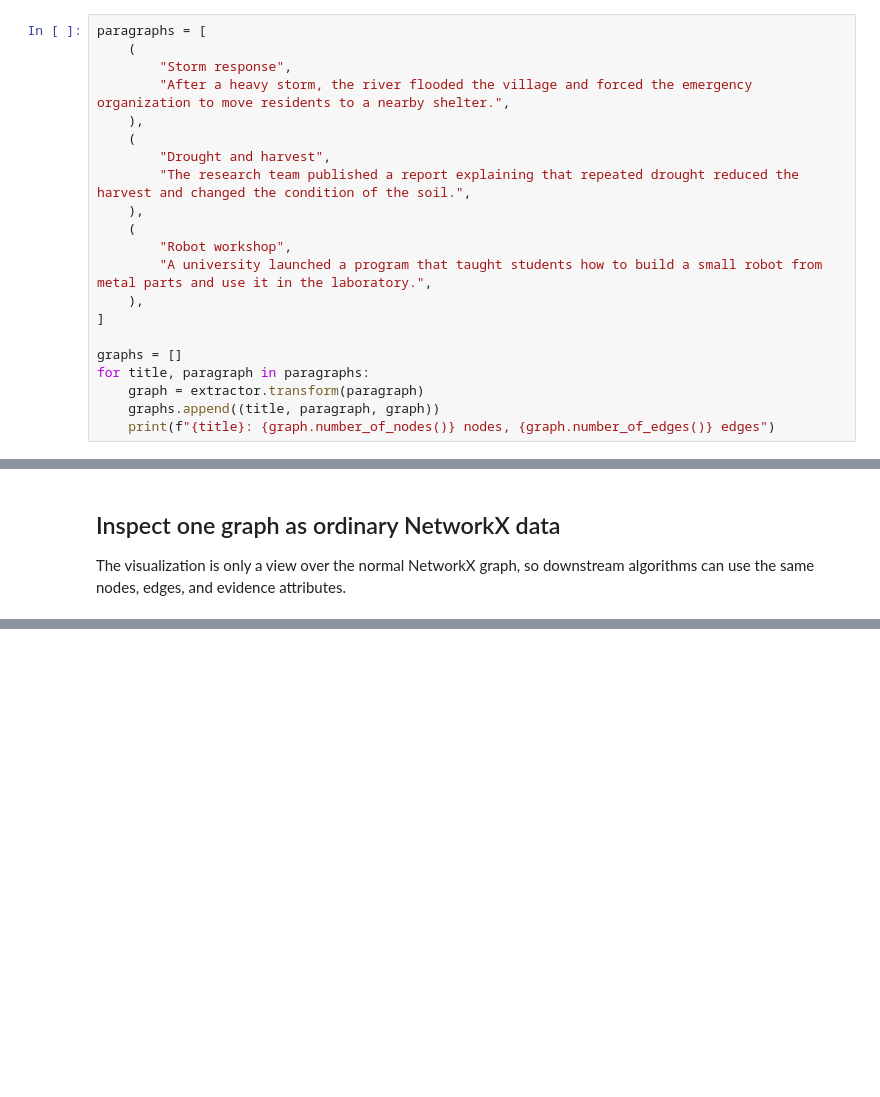
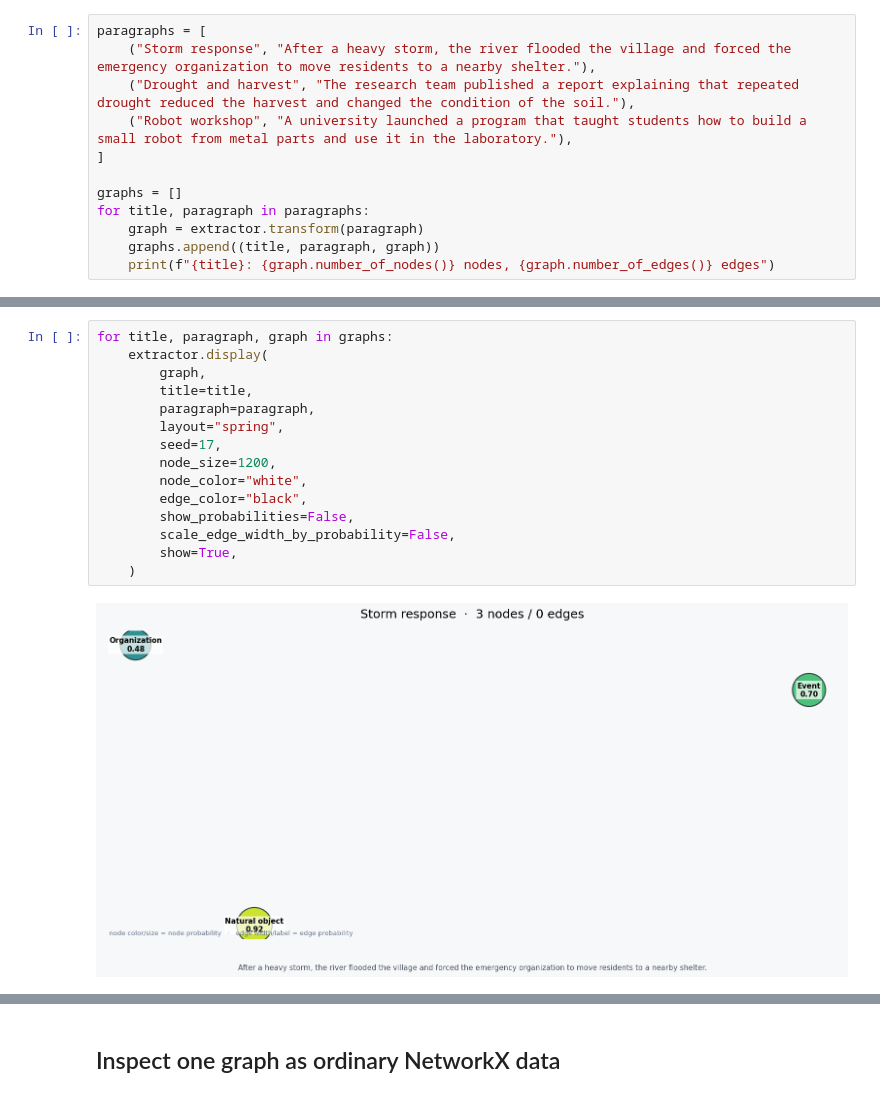
Before and after one commit to fabriziocosta/TextGraphicalizer, a Jupyter notebook: notebooks/initial_usage.ipynb, the cells around one changed output, grey strips where cells are left out. Drawn from its saved outputs; the diff is of its cells as text; blank space fills up the shorter version.

```diff
--- a/notebooks/initial_usage.ipynb
+++ b/notebooks/initial_usage.ipynb
@@ -62,17 +56,8 @@ These examples intentionally mix people, organizations, locations, artifacts, su
 # %%
 paragraphs = [
-    (
-        "Storm response",
-        "After a heavy storm, the river flooded the village and forced the emergency organization to move residents to a nearby shelter.",
-    ),
-    (
-        "Drought and harvest",
-        "The research team published a report explaining that repeated drought reduced the harvest and changed the condition of the soil.",
-    ),
-    (
-        "Robot workshop",
-        "A university launched a program that taught students how to build a small robot from metal parts and use it in the laboratory.",
-    ),
+    ("Storm response", "After a heavy storm, the river flooded the village and forced the emergency organization to move residents to a nearby shelter."),
+    ("Drought and harvest", "The research team published a report explaining that repeated drought reduced the harvest and changed the condition of the soil."),
+    ("Robot workshop", "A university launched a program that taught students how to build a small robot from metal parts and use it in the laboratory."),
 ]
 
 graphs = []
@@ -146,4 +72,17 @@ for title, paragraph, graph in graphs:
-# %% [markdown]
-## Inspect one graph as ordinary NetworkX data
-
-The visualization is only a view over the normal NetworkX graph, so downstream algorithms can use the same nodes, edges, and evidence attributes.
+# %%
+for title, paragraph, graph in graphs:
+    extractor.display(
+        graph,
+        title=title,
+        paragraph=paragraph,
+        layout="spring",
+        seed=17,
+        node_size=1200,
+        node_color="white",
+        edge_color="black",
+        show_probabilities=False,
+        scale_edge_width_by_probability=False,
+        show=True,
+    )
+# %% [output]
+[figure, added]
@@ -150,3 +91,5 @@ The visualization is only a view over the normal NetworkX graph, so downstream a
+# %% [markdown]
+## Inspect one graph as ordinary NetworkX data
 # %%
 title, paragraph, graph = graphs[0]
 print("Nodes:")
```
Also changed, not shown: parts of 12 cells of this notebook, 4 other files.
